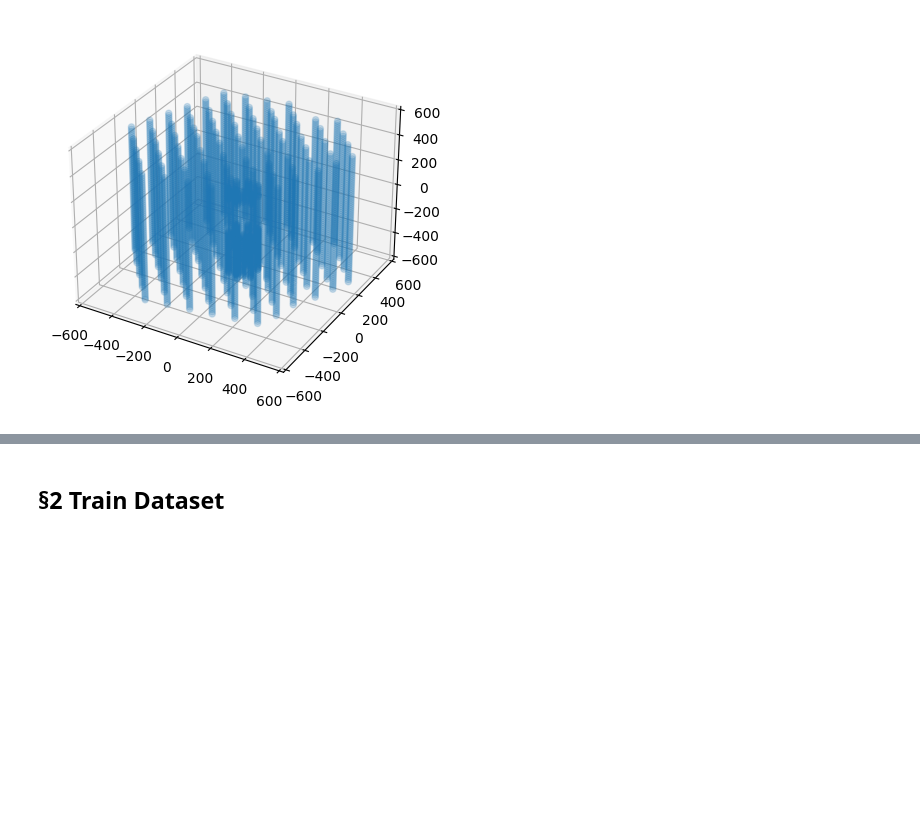
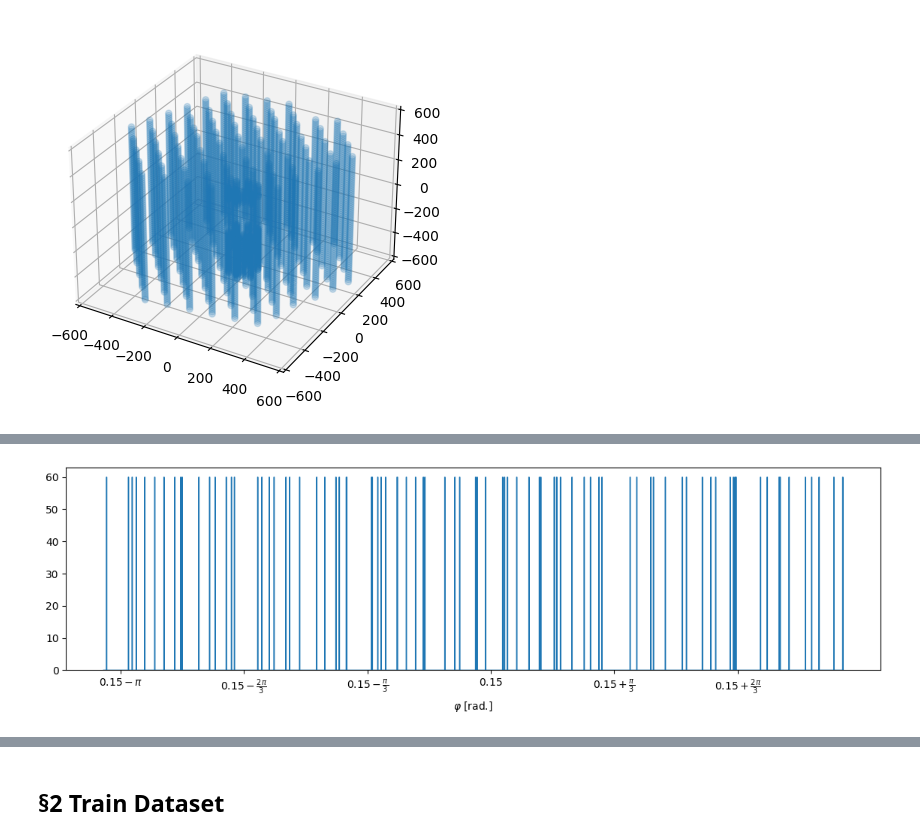
Before and after one commit to ChenLi2049/ISeeCube, a Jupyter notebook: visualize_dataset.ipynb, the cells around one changed output, grey strips where cells are left out. Saved outputs shown, nothing was run; the diff lists cells and outputs as text; code cells hidden in the pictures; blank space fills up the shorter version.

```diff
--- a/visualize_dataset.ipynb
+++ b/visualize_dataset.ipynb
@@ -42,0 +83,13 @@ shape:
+# %%
+plt.figure(figsize=(14,3.5))
+plt.hist(sensor_geo['azi'],bins = np.linspace(-np.pi,np.pi,2000),histtype = 'step')# y is always 60, which is the number of sensors on a string
+start = 3*2*np.pi/128 - np.pi
+plt.xticks(
+    [start,start+np.pi/3,start+2*np.pi/3,start+3*np.pi/3,start+4*np.pi/3,start+5*np.pi/3],
+    [r"$0.15-\pi$",r"$0.15-\frac{2\pi}{3}$",r"$0.15-\frac{\pi}{3}$",r"$0.15$",r"$0.15+\frac{\pi}{3}$",r"$0.15+\frac{2\pi}{3}$"]
+    #[r"0.15",r"$0.15+\frac{\pi}{3}$",r"$0.15+\frac{2\pi}{3}$",r"$0.15+\pi$",r"$0.15+\frac{4\pi}{3}$",r"$0.15+\frac{5\pi}{3}$"]
+)
+plt.xlabel(r"$\varphi$"+" [rad.]")
+plt.show()
+# %% [output]
+[figure, added]
```
Also changed, not shown: parts of 5 cells of this notebook.
